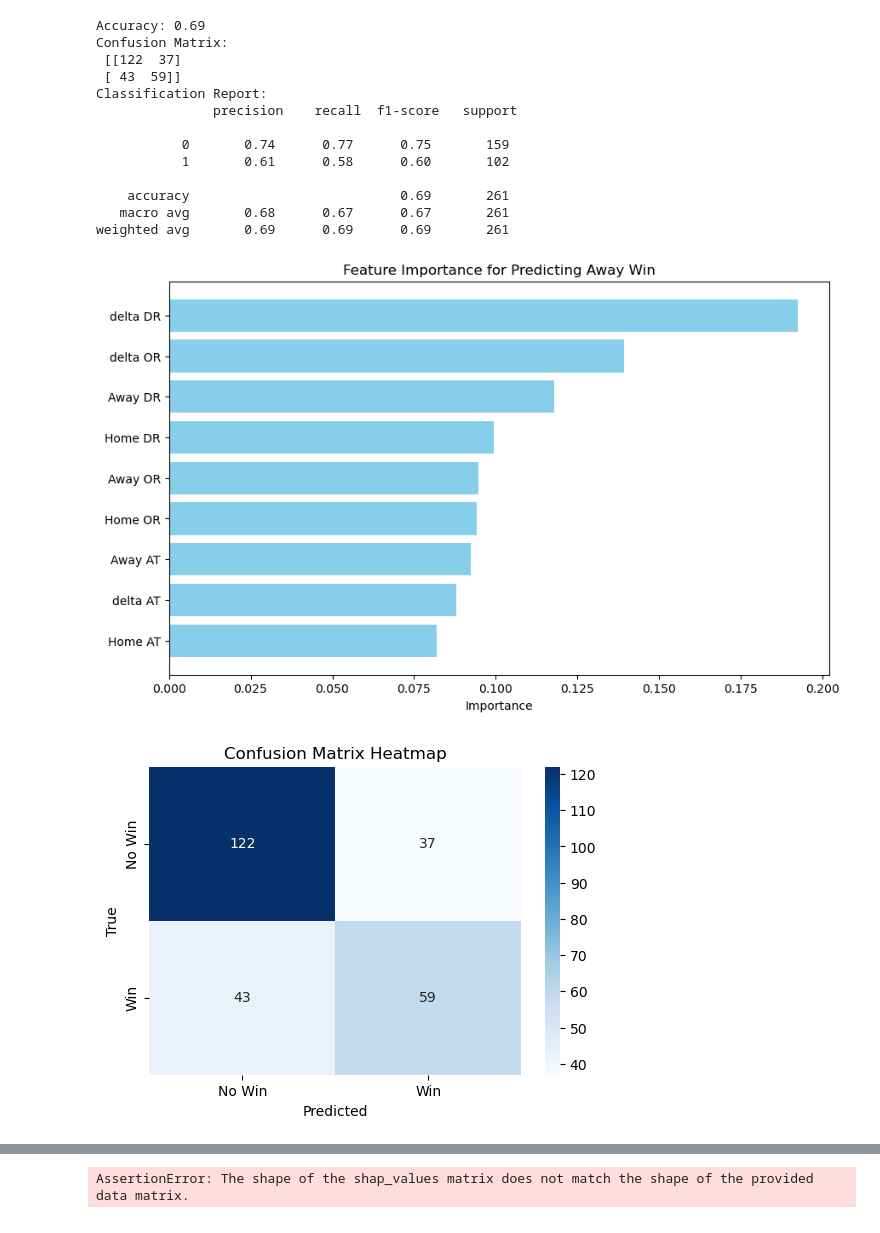
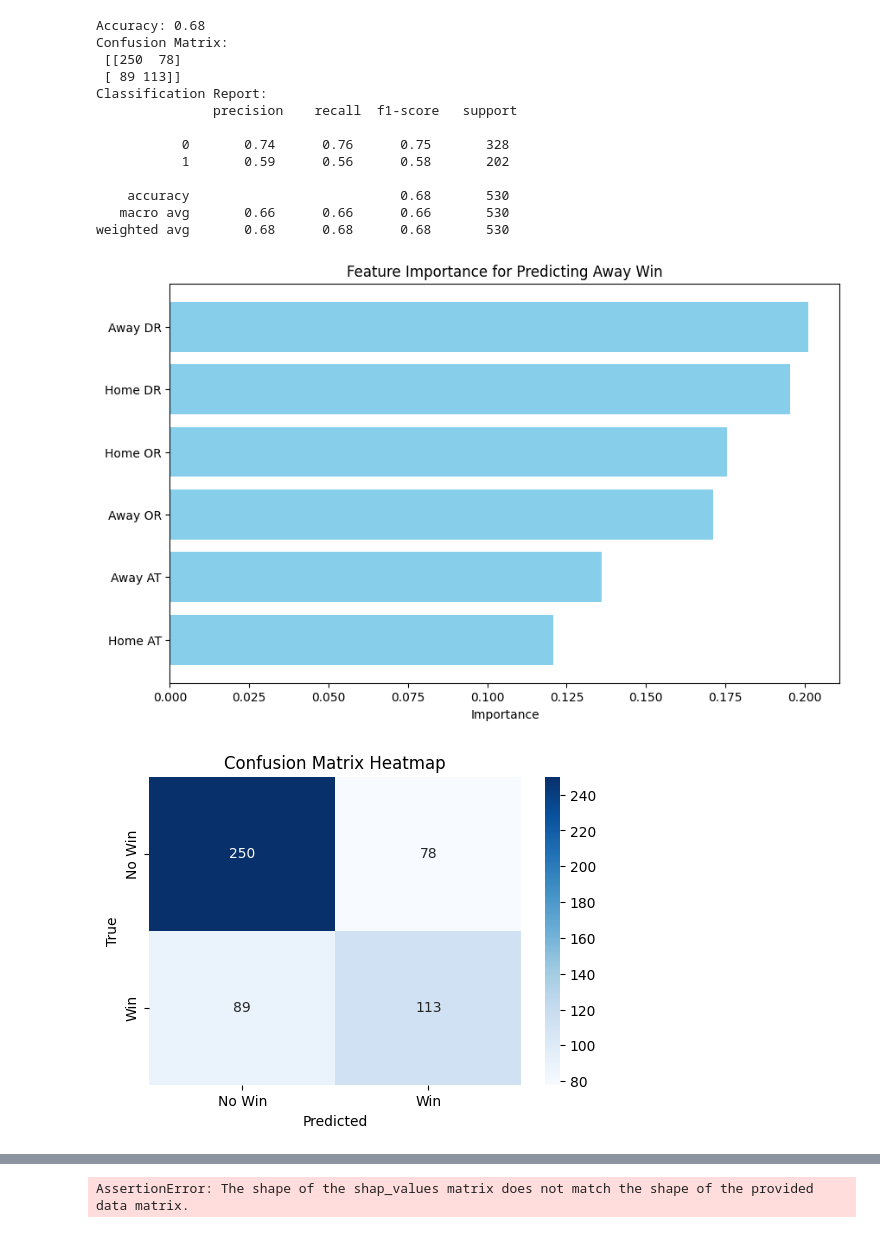
Before and after one commit to KKelleyII/CHE4230Project, a Jupyter notebook: SLModel.ipynb, the cells around one changed output, grey strips where cells are left out. Cells and saved outputs as stored; diff of their text form; code cells hidden in the pictures.

```diff
--- a/SLModel.ipynb
+++ b/SLModel.ipynb
@@ -10,13 +10,13 @@ from sklearn.metrics import accuracy_score, confusion_matrix, classification_rep
 import shap
 
 # Load the data
-df = pd.read_csv('SLCBBResults217.csv')
+df = pd.read_csv('SL311.csv')
 
 df.dropna(inplace=True)
 df = df.round(2)
 
 # Features: Select relevant columns for prediction
-features = ['Away OR', 'Away DR', 'Away AT', 'Home OR', 'Home DR', 'Home AT', 'delta OR', 'delta DR', 'delta AT']
+features = ['Away OR', 'Away DR', 'Away AT', 'Home OR', 'Home DR', 'Home AT']
 X = df[features]
 
 # Target: Predict Away Win (1 = win, 0 = loss)
@@ -120,40 +120,40 @@ train_sizes, train_scores, test_scores = learning_curve(model, X, y, cv=5)
 
 # Plot the learning curves
 plt.figure(figsize=(8, 6))
 plt.plot(train_sizes, train_scores.mean(axis=1), label='Training score', color='blue')
 plt.plot(train_sizes, test_scores.mean(axis=1), label='Cross-validation score', color='red')
 plt.xlabel('Number of training samples')
 plt.ylabel('Score')
 plt.title('Learning Curves')
 plt.legend()
 plt.show()
 
 # Model Comparison
 models = {
     "Random Forest": model,
     "Logistic Regression": LogisticRegression(),
     "SVM": SVC(probability=True),
     "Gradient Boosting": GradientBoostingClassifier()
 }
 
 for name, clf in models.items():
     clf.fit(X_train, y_train)
     y_pred = clf.predict(X_test)
     accuracy = accuracy_score(y_test, y_pred)
     print(f"{name} - Accuracy: {accuracy:.2f}")
 # %% [output]
-Accuracy: 0.69
+Accuracy: 0.68
 Confusion Matrix:
- [[122  37]
- [ 43  59]]
+ [[250  78]
+ [ 89 113]]
 Classification Report:
                precision    recall  f1-score   support
 
-           0       0.74      0.77      0.75       159
-           1       0.61      0.58      0.60       102
+           0       0.74      0.76      0.75       328
+           1       0.59      0.56      0.58       202
 
-    accuracy                           0.69       261
-   macro avg       0.68      0.67      0.67       261
-weighted avg       0.69      0.69      0.69       261
+    accuracy                           0.68       530
+   macro avg       0.66      0.66      0.66       530
+weighted avg       0.68      0.68      0.68       530
-[figure, old version]
+[figure, new version]
-[figure, old version]
+[figure, new version]
```
Also changed, not shown: parts of 1 cell of this notebook, 6 other files.
